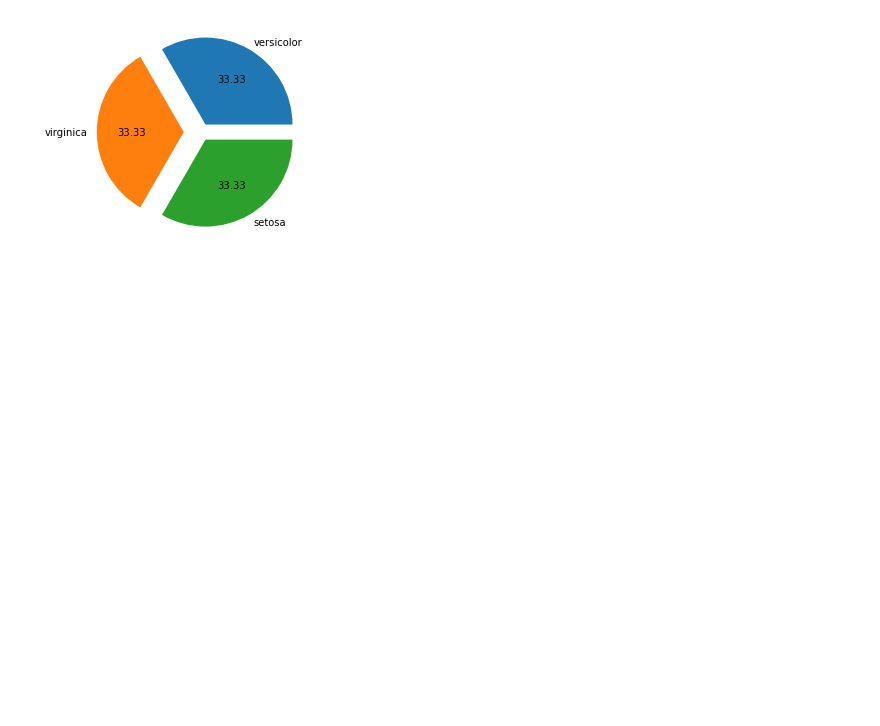
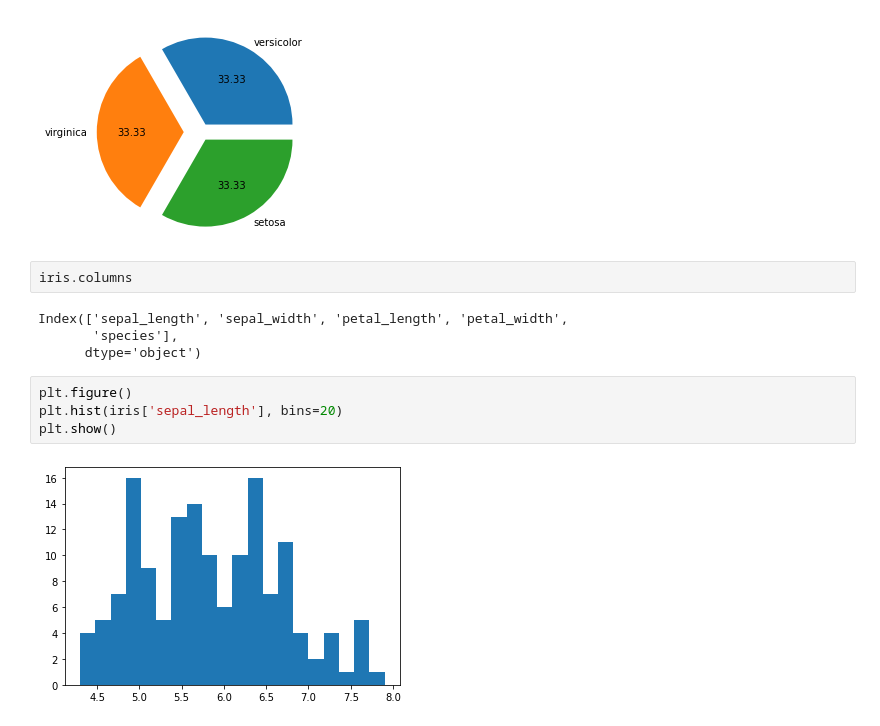
Before and after one commit to plamenyankov/datascience, a Jupyter notebook: Visualisation/Visualisation PWD UoL .ipynb, the cells around one changed output. Saved outputs shown, nothing was run; the diff lists cells and outputs as text; blank space fills up the shorter version.

```diff
--- a/Visualisation/Visualisation PWD UoL .ipynb
+++ b/Visualisation/Visualisation PWD UoL .ipynb
@@ -55,3 +55,15 @@ plt.pie(counts,
 plt.show();
 # %% [output]
 [figure]
+# %%
+iris.columns
+# %% [output]
+Index(['sepal_length', 'sepal_width', 'petal_length', 'petal_width',
+       'species'],
+      dtype='object')
+# %%
+plt.figure()
+plt.hist(iris['sepal_length'], bins=20)
+plt.show()
+# %% [output]
+[figure, added]
```
